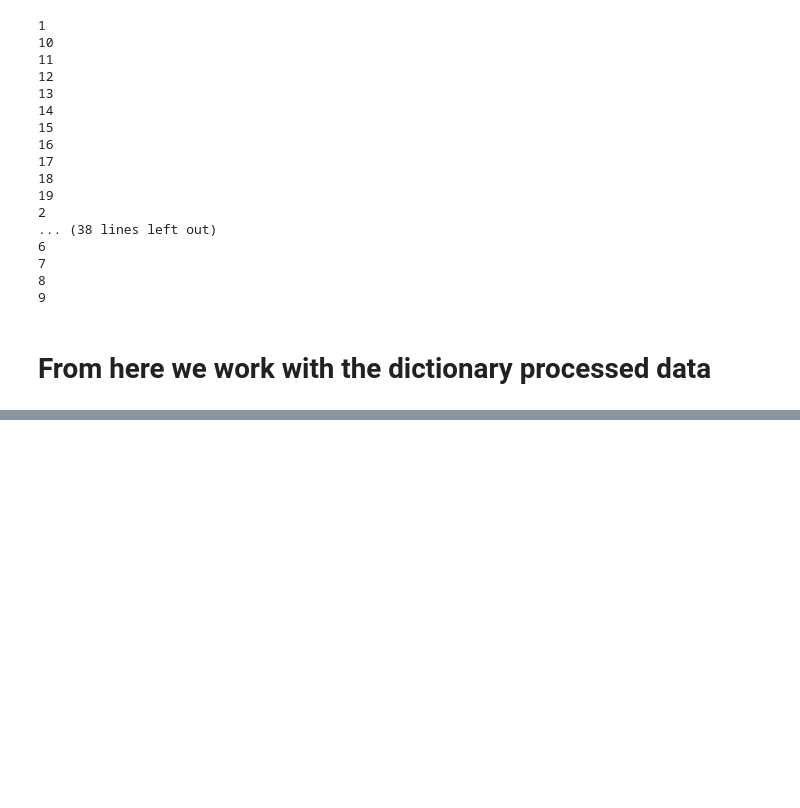
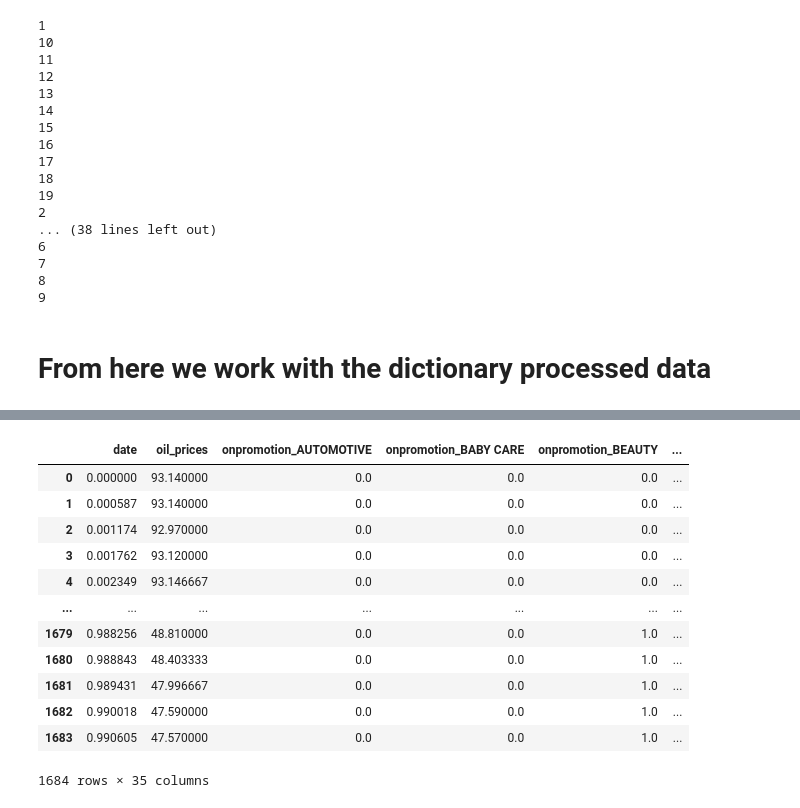
Before and after one commit to eschiappucci/sales_forecast, a Jupyter notebook: Notebook.ipynb, the cells around one changed output, grey strips where cells are left out. Drawn from its saved outputs; the diff is of its cells as text; code cells hidden in the pictures; blank space fills up the shorter version.

```diff
--- a/Notebook.ipynb
+++ b/Notebook.ipynb
@@ -482,0 +520,16 @@ def compile_and_fit(model, window, patience=30):
+# %%
+df_features
+# %% [output]
+|  | date | oil_prices | onpromotion_AUTOMOTIVE | onpromotion_BABY CARE | onpromotion_BEAUTY | ... |
+| 0 | 0.000000 | 93.140000 | 0.0 | 0.0 | 0.0 | ... |
+| 1 | 0.000587 | 93.140000 | 0.0 | 0.0 | 0.0 | ... |
+| 2 | 0.001174 | 92.970000 | 0.0 | 0.0 | 0.0 | ... |
+| 3 | 0.001762 | 93.120000 | 0.0 | 0.0 | 0.0 | ... |
+| 4 | 0.002349 | 93.146667 | 0.0 | 0.0 | 0.0 | ... |
+| ... | ... | ... | ... | ... | ... | ... |
+| 1679 | 0.988256 | 48.810000 | 0.0 | 0.0 | 1.0 | ... |
+| 1680 | 0.988843 | 48.403333 | 0.0 | 0.0 | 1.0 | ... |
+| 1681 | 0.989431 | 47.996667 | 0.0 | 0.0 | 1.0 | ... |
+| 1682 | 0.990018 | 47.590000 | 0.0 | 0.0 | 1.0 | ... |
+| 1683 | 0.990605 | 47.570000 | 0.0 | 0.0 | 1.0 | ... |
+1684 rows × 35 columns
```
Also changed, not shown: parts of 18 cells of this notebook, 2 other files.
